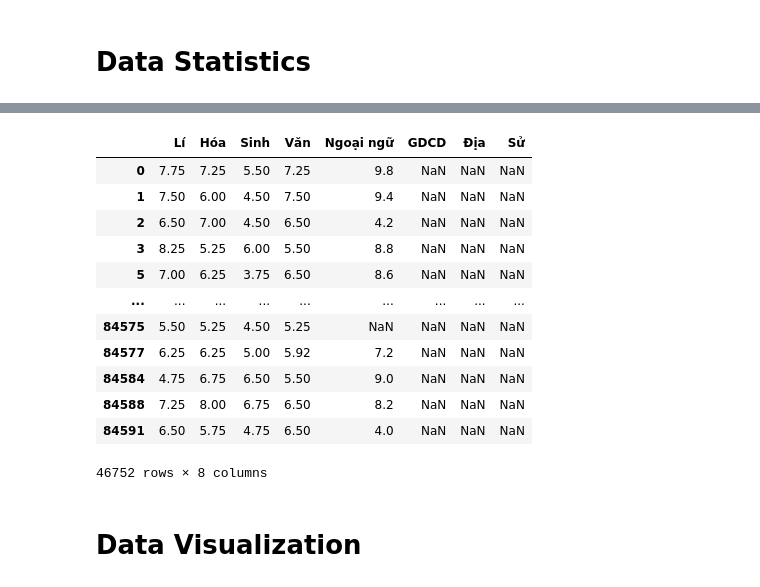
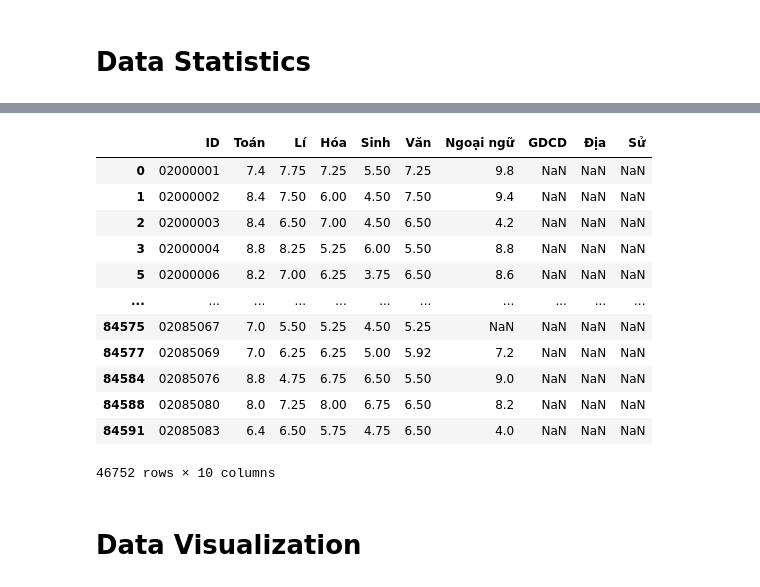
Before and after one commit to QuocBao02/Python-for-Data-Science---Final-Project, a Jupyter notebook: Report_in_Colab.ipynb, the cells around one changed output, grey strips where cells are left out. Saved outputs shown, nothing was run; the diff lists cells and outputs as text; code cells hidden in the pictures.

```diff
--- a/Report_in_Colab.ipynb
+++ b/Report_in_Colab.ipynb
@@ -409,21 +212,21 @@ dataframe2022.describe()
 | 75% | 8.000000 | 7.500000 | 7.750000 | 5.750000 | 7.000000 | 8.000000 | 8.750000 | 7.500000 | 7.500000 |
 | max | 10.000000 | 10.000000 | 10.000000 | 10.000000 | 9.250000 | 10.000000 | 10.000000 | 10.000000 | 10.000000 |
 # %%
-dataframe2022[dataframe2022["Lí"] >= 0].iloc[:, 2:]
+dataframe2022[dataframe2022["Lí"] >= 0]
 # %% [output]
-|  | Lí | Hóa | Sinh | Văn | Ngoại ngữ | GDCD | Địa | Sử |
-| 0 | 7.75 | 7.25 | 5.50 | 7.25 | 9.8 | NaN | NaN | NaN |
-| 1 | 7.50 | 6.00 | 4.50 | 7.50 | 9.4 | NaN | NaN | NaN |
-| 2 | 6.50 | 7.00 | 4.50 | 6.50 | 4.2 | NaN | NaN | NaN |
-| 3 | 8.25 | 5.25 | 6.00 | 5.50 | 8.8 | NaN | NaN | NaN |
-| 5 | 7.00 | 6.25 | 3.75 | 6.50 | 8.6 | NaN | NaN | NaN |
-| ... | ... | ... | ... | ... | ... | ... | ... | ... |
-| 84575 | 5.50 | 5.25 | 4.50 | 5.25 | NaN | NaN | NaN | NaN |
-| 84577 | 6.25 | 6.25 | 5.00 | 5.92 | 7.2 | NaN | NaN | NaN |
-| 84584 | 4.75 | 6.75 | 6.50 | 5.50 | 9.0 | NaN | NaN | NaN |
-| 84588 | 7.25 | 8.00 | 6.75 | 6.50 | 8.2 | NaN | NaN | NaN |
-| 84591 | 6.50 | 5.75 | 4.75 | 6.50 | 4.0 | NaN | NaN | NaN |
+|  | ID | Toán | Lí | Hóa | Sinh | Văn | Ngoại ngữ | GDCD | Địa | Sử |
+| 0 | 02000001 | 7.4 | 7.75 | 7.25 | 5.50 | 7.25 | 9.8 | NaN | NaN | NaN |
+| 1 | 02000002 | 8.4 | 7.50 | 6.00 | 4.50 | 7.50 | 9.4 | NaN | NaN | NaN |
+| 2 | 02000003 | 8.4 | 6.50 | 7.00 | 4.50 | 6.50 | 4.2 | NaN | NaN | NaN |
+| 3 | 02000004 | 8.8 | 8.25 | 5.25 | 6.00 | 5.50 | 8.8 | NaN | NaN | NaN |
+| 5 | 02000006 | 8.2 | 7.00 | 6.25 | 3.75 | 6.50 | 8.6 | NaN | NaN | NaN |
+| ... | ... | ... | ... | ... | ... | ... | ... | ... | ... | ... |
+| 84575 | 02085067 | 7.0 | 5.50 | 5.25 | 4.50 | 5.25 | NaN | NaN | NaN | NaN |
+| 84577 | 02085069 | 7.0 | 6.25 | 6.25 | 5.00 | 5.92 | 7.2 | NaN | NaN | NaN |
+| 84584 | 02085076 | 8.8 | 4.75 | 6.75 | 6.50 | 5.50 | 9.0 | NaN | NaN | NaN |
+| 84588 | 02085080 | 8.0 | 7.25 | 8.00 | 6.75 | 6.50 | 8.2 | NaN | NaN | NaN |
+| 84591 | 02085083 | 6.4 | 6.50 | 5.75 | 4.75 | 6.50 | 4.0 | NaN | NaN | NaN |
-46752 rows × 8 columns
+46752 rows × 10 columns
 # %% [markdown]
 # Data Visualization
 # %%
```
Also changed, not shown: parts of 66 cells of this notebook, 2 other files.
